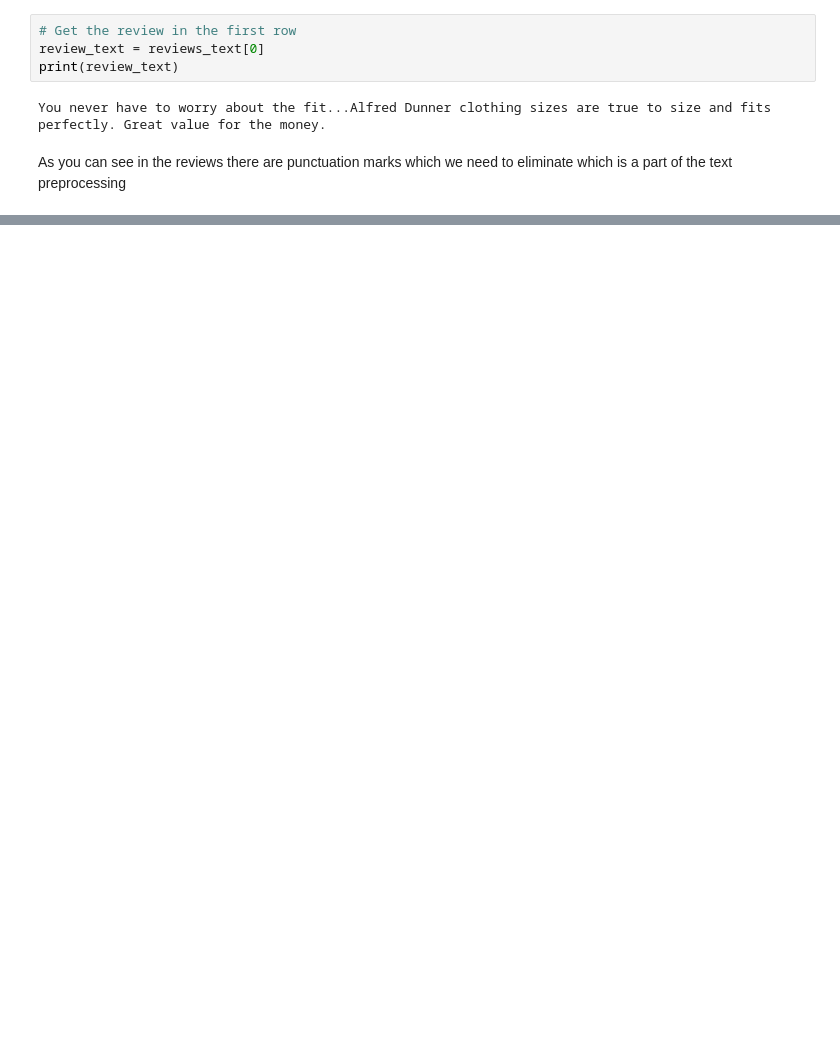
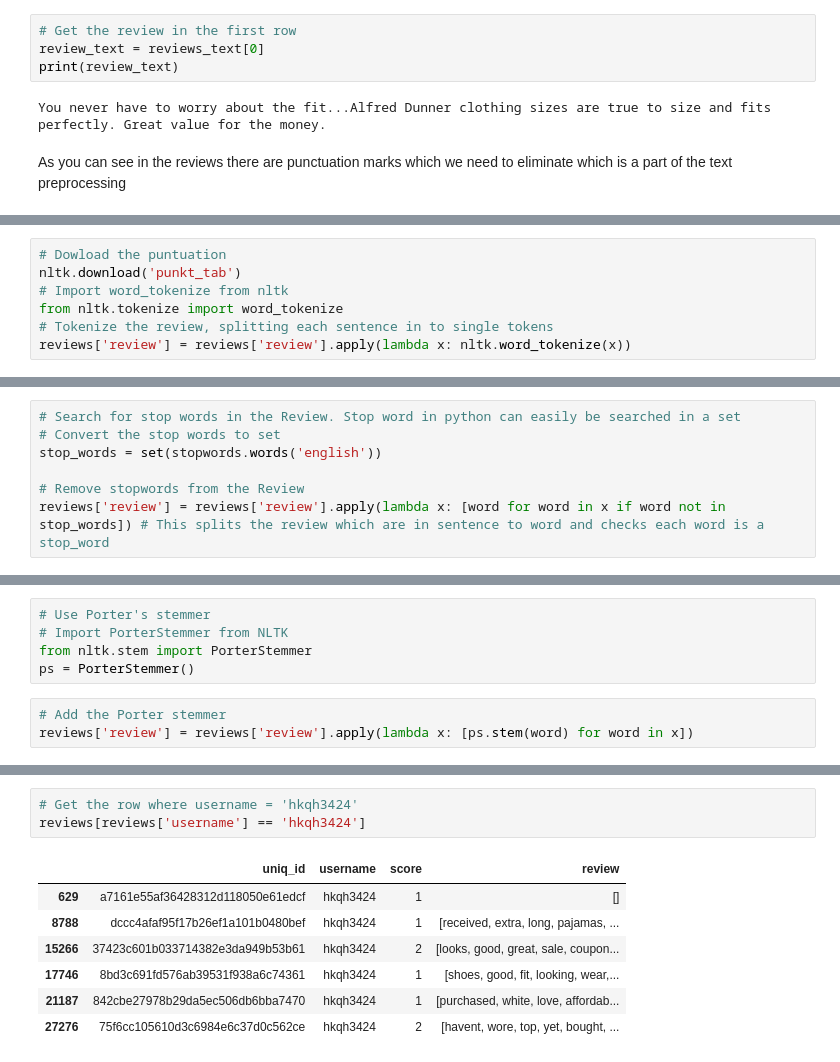
Before and after one commit to Malki9/3601763_BD2, a Jupyter notebook: 3601763_BD2.ipynb, the cells around one changed output, grey strips where cells are left out. Cells and saved outputs as stored; diff of their text form; blank space fills up the shorter version.

Commit message:
Text preprocessing - removal of puntuations, numbers, tokenization, removal of stop words, lemmatization.

```diff
--- a/3601763_BD2.ipynb
+++ b/3601763_BD2.ipynb
@@ -441,0 +451,7 @@ reviews['review'] = reviews['review'].str.replace('[^\w\s]', '') # Replace using
+# %%
+# Dowload the puntuation
+nltk.download('punkt_tab')
+# Import word_tokenize from nltk
+from nltk.tokenize import word_tokenize
+# Tokenize the review, splitting each sentence in to single tokens
+reviews['review'] = reviews['review'].apply(lambda x: nltk.word_tokenize(x))
@@ -441,0 +487,7 @@ reviews['review'] = reviews['review'].str.replace('[^\w\s]', '') # Replace using
+# %%
+# Search for stop words in the Review. Stop word in python can easily be searched in a set
+# Convert the stop words to set
+stop_words = set(stopwords.words('english'))
+
+# Remove stopwords from the Review
+reviews['review'] = reviews['review'].apply(lambda x: [word for word in x if word not in stop_words]) # This splits the review which are in sentence to word and checks each word is a stop_word
@@ -441,0 +496,8 @@ reviews['review'] = reviews['review'].str.replace('[^\w\s]', '') # Replace using
+# %%
+# Use Porter's stemmer
+# Import PorterStemmer from NLTK
+from nltk.stem import PorterStemmer
+ps = PorterStemmer()
+# %%
+# Add the Porter stemmer
+reviews['review'] = reviews['review'].apply(lambda x: [ps.stem(word) for word in x])
@@ -441,0 +520,11 @@ reviews['review'] = reviews['review'].str.replace('[^\w\s]', '') # Replace using
+# %%
+# Get the row where username = 'hkqh3424'
+reviews[reviews['username'] == 'hkqh3424']
+# %% [output]
+|  | uniq_id | username | score | review |
+| 629 | a7161e55af36428312d118050e61edcf | hkqh3424 | 1 | [] |
+| 8788 | dccc4afaf95f17b26ef1a101b0480bef | hkqh3424 | 1 | [received, extra, long, pajamas, ... |
+| 15266 | 37423c601b033714382e3da949b53b61 | hkqh3424 | 2 | [looks, good, great, sale, coupon... |
+| 17746 | 8bd3c691fd576ab39531f938a6c74361 | hkqh3424 | 1 | [shoes, good, fit, looking, wear,... |
+| 21187 | 842cbe27978b29da5ec506db6bba7470 | hkqh3424 | 1 | [purchased, white, love, affordab... |
+| 27276 | 75f6cc105610d3c6984e6c37d0c562ce | hkqh3424 | 2 | [havent, wore, top, yet, bought, ... |
```
Also changed, not shown: parts of 17 cells of this notebook.
